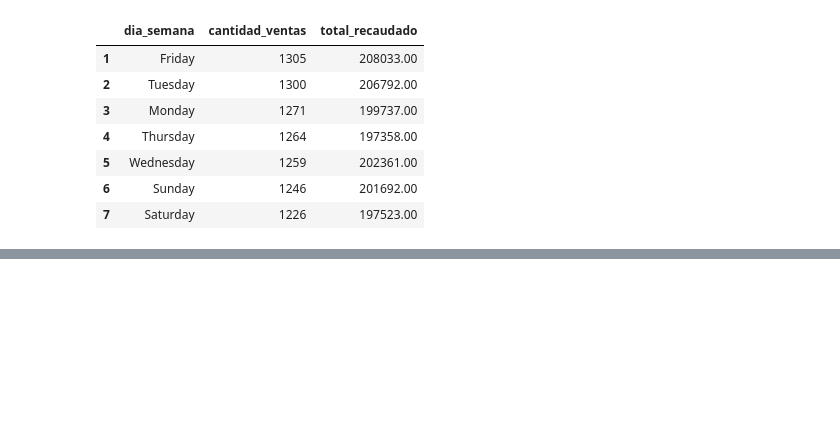
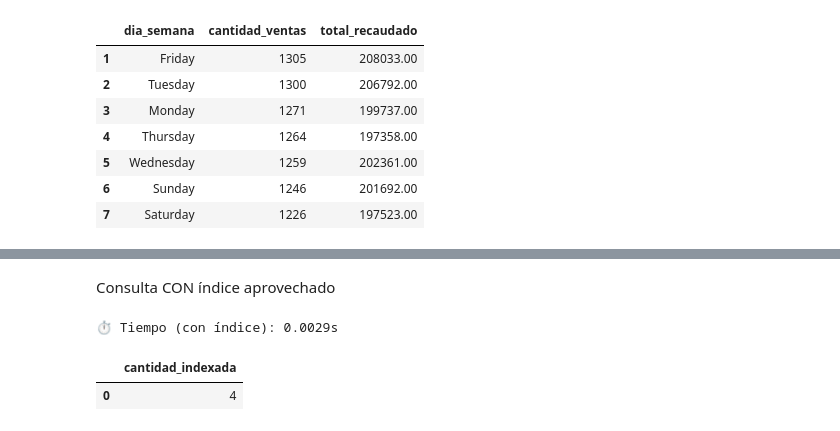
Before and after one commit to Zallmatt/proyecto_integrador_henry, a Jupyter notebook: analisis_ventas_completo.ipynb, the cells around one changed output, grey strips where cells are left out. Cells and saved outputs as stored; diff of their text form; code cells hidden in the pictures; blank space fills up the shorter version.

```diff
--- a/analisis_ventas_completo.ipynb
+++ b/analisis_ventas_completo.ipynb
@@ -405,0 +437,22 @@ df_dias
+# %% [markdown]
+Consulta CON índice aprovechado
+# %%
+import time
+
+start = time.time()
+
+query_index = """
+SELECT COUNT(*) AS cantidad_indexada
+FROM sales
+WHERE customer_id = 91038
+"""
+
+df_index = db.run_query(query_index)
+
+end = time.time()
+print(f"⏱️ Tiempo (con índice): {round(end - start, 4)}s")
+df_index
+# %% [output]
+⏱️ Tiempo (con índice): 0.0029s
+|  | cantidad_indexada |
+| 0 | 4 |
```
Also changed, not shown: parts of 4 cells of this notebook, 5 other files.
